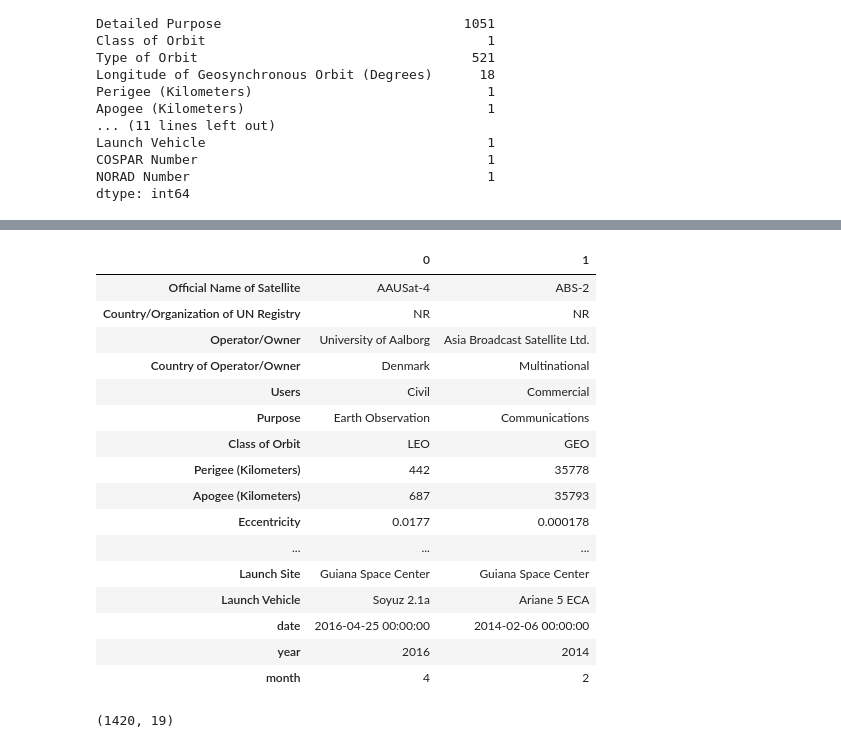
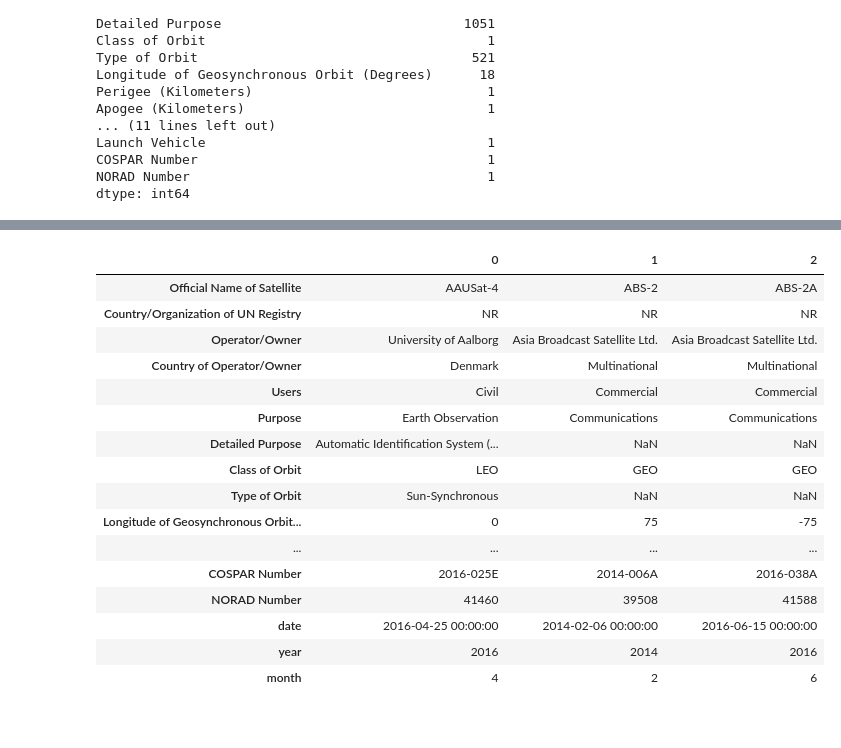
Before and after one commit to omkarudawant/EDA_Satellite_Activity, a Jupyter notebook: EDA_Satellite_Activity.ipynb, the cells around one changed output, grey strips where cells are left out. Saved outputs shown, nothing was run; the diff lists cells and outputs as text; code cells hidden in the pictures.

```diff
--- a/EDA_Satellite_Activity.ipynb
+++ b/EDA_Satellite_Activity.ipynb
@@ -1,11 +1,11 @@
 # %%
+# Importing the necessary packages
 import pandas as pd
-pd.set_option("display.precision", 6)
 import numpy as np
 %matplotlib inline
+import seaborn as sns
+sns.set(style="darkgrid")
+%config InlineBackend.figure_format = 'svg'
 import matplotlib.pyplot as plt
-import seaborn as sns
-sns.set(style='darkgrid')
-%config InlineBackend.figure_format = 'svg'  # Graphics in SVG format are more sharp and legible
 # %%
 df = pd.read_csv('dataset/database.csv', index_col=False)
@@ -48,6 +52,3 @@ Launch Vehicle                                    1
 COSPAR Number                                     1
 NORAD Number                                      1
 dtype: int64
-# %%
-df = pd.read_csv('dataset/database.csv', usecols=[0, 1, 2, 3, 4, 5, 7, 10, 11, 12, 18, 19, 20, 21, 22, 23])
-df.head(2).T
@@ -72,27 +55,23 @@ df.head(2).T
 # %%
 df['date'] = pd.to_datetime(df['Date of Launch'])
 df['year'], df['month'] = df['date'].dt.year, df['date'].dt.month
-df.head(2).T
+df.head(3).T
 # %% [output]
-|  | 0 | 1 |
-| Official Name of Satellite | AAUSat-4 | ABS-2 |
-| Country/Organization of UN Registry | NR | NR |
-| Operator/Owner | University of Aalborg | Asia Broadcast Satellite Ltd. |
-| Country of Operator/Owner | Denmark | Multinational |
-| Users | Civil | Commercial |
-| Purpose | Earth Observation | Communications |
-| Class of Orbit | LEO | GEO |
-| Perigee (Kilometers) | 442 | 35778 |
-| Apogee (Kilometers) | 687 | 35793 |
-| Eccentricity | 0.0177 | 0.000178 |
-| ... | ... | ... |
-| Launch Site | Guiana Space Center | Guiana Space Center |
-| Launch Vehicle | Soyuz 2.1a | Ariane 5 ECA |
-| date | 2016-04-25 00:00:00 | 2014-02-06 00:00:00 |
-| year | 2016 | 2014 |
-| month | 4 | 2 |
+|  | 0 | 1 | 2 |
+| Official Name of Satellite | AAUSat-4 | ABS-2 | ABS-2A |
+| Country/Organization of UN Registry | NR | NR | NR |
+| Operator/Owner | University of Aalborg | Asia Broadcast Satellite Ltd. | Asia Broadcast Satellite Ltd. |
+| Country of Operator/Owner | Denmark | Multinational | Multinational |
+| Users | Civil | Commercial | Commercial |
+| Purpose | Earth Observation | Communications | Communications |
+| Detailed Purpose | Automatic Identification System (... | NaN | NaN |
+| Class of Orbit | LEO | GEO | GEO |
+| Type of Orbit | Sun-Synchronous | NaN | NaN |
+| Longitude of Geosynchronous Orbit... | 0 | 75 | -75 |
+| ... | ... | ... | ... |
+| COSPAR Number | 2016-025E | 2014-006A | 2016-038A |
+| NORAD Number | 41460 | 39508 | 41588 |
+| date | 2016-04-25 00:00:00 | 2014-02-06 00:00:00 | 2016-06-15 00:00:00 |
+| year | 2016 | 2014 | 2016 |
+| month | 4 | 2 | 6 |
-# %%
-df.shape
-# %% [output]
-(1420, 19)
 # %%
```
Also changed, not shown: parts of 13 cells of this notebook.
